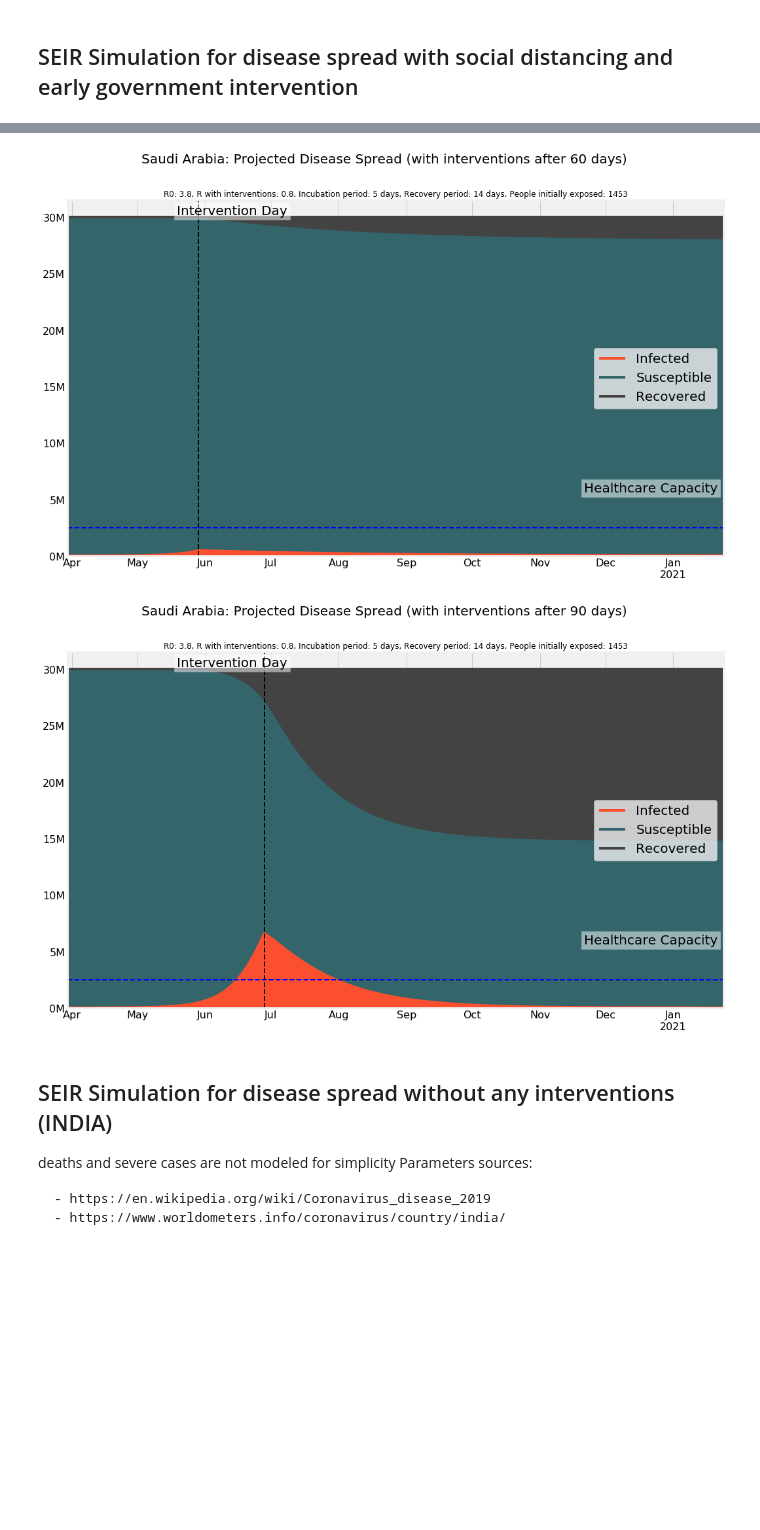
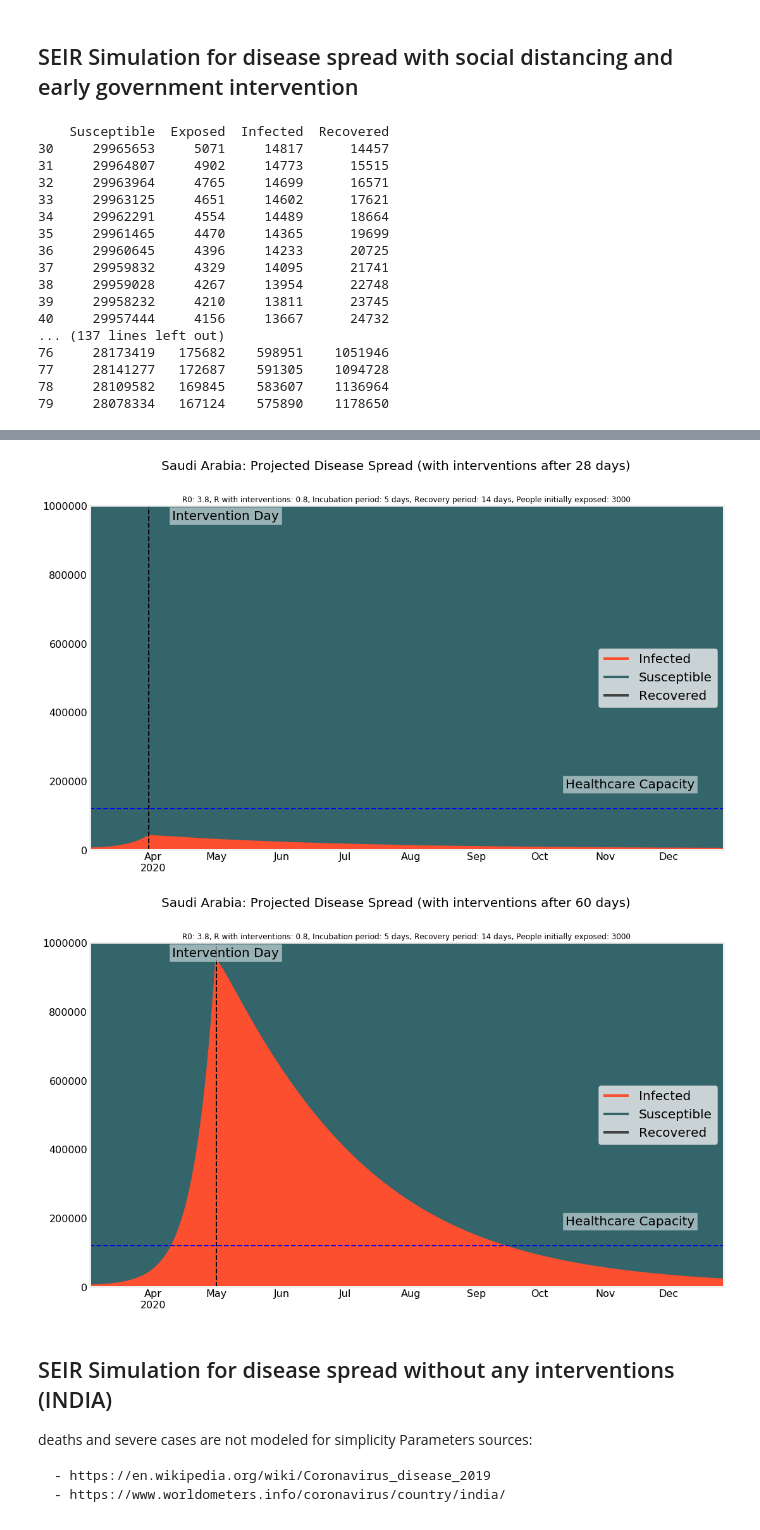
Before and after one commit to Niharika1203/CSE246_FinalProject-1, a Jupyter notebook: CSE246-FinalProject-COVID-19.ipynb, the cells around one changed output, grey strips where cells are left out. Cells and saved outputs as stored; diff of their text form; code cells hidden in the pictures; blank space fills up the shorter version.

Commit message:
clear gov intervention graphs

```diff
--- a/CSE246-FinalProject-COVID-19.ipynb
+++ b/CSE246-FinalProject-COVID-19.ipynb
@@ -294,7 +294,7 @@ def SEIR_model(initial_conditions, model_parameters, days):
 from matplotlib.ticker import FuncFormatter
 
 
-def SEIR_chart(df, suptitle="", title=""):
+def SEIR_chart(df, suptitle="", title="", y_limit = 30000000):
     linecolors = ["#FC4F30", "#34656B", "#434344"]
     ax = df.plot.area(figsize=(16, 10), color=linecolors)
 
@@ -303,8 +303,10 @@ def SEIR_chart(df, suptitle="", title=""):
     plt.title(title, size=12)
     plt.legend(legend_labels, loc="center right", fontsize=20)
 
-    formatter = FuncFormatter(lambda x, pos: "%1.0fM" % (x * 1e-6))
-    ax.yaxis.set_major_formatter(formatter)
+#     formatter = FuncFormatter(lambda x, pos: "%1.0fM" % (x * 1e-6))
+#     ax.yaxis.set_major_formatter(formatter)
+    axes = plt.gca()
+    axes.set_ylim([0,y_limit])
     plt.rcParams.update({"font.size": 16})
 
 def SEIR_chart_extra_annotations(intervention_day, y):
@@ -399,8 +401,8 @@ simulation_duration = 10 * 30  # in days
 population_size = 30e6
 
 # Initial_conditions
-start_date = pd.to_datetime("2020-03-30")
-initial_exposed = 1453 # 1k active cases
+start_date = pd.to_datetime("2020-03-2")
+initial_exposed = 3000 # 1k active cases
 initial_infected = 0
 initial_recovered = 0
 init_vals = (
@@ -448,7 +450,7 @@ SEIR_chart(
 reproduction_number_without_interventions = 3.8  # Number of susceptible people who get exposed/infected by an infected individual.
 reproduction_number_with_interventions = 0.80  # Number of susceptible people who get exposed/infected by an infected individual.
 
-intervention_days = [30, 60, 90]
+intervention_days = [22, 28, 60]
 for intervention_day in intervention_days:
     # Model rates calculations
     beta = (
@@ -463,9 +465,13 @@ for intervention_day in intervention_days:
         model_parameters=(sigma, beta, gamma),
         days=simulation_duration,
     )
+
+
     # Scale outputs by population size
     results_df *= population_size
     results_df = results_df.astype(int)
+
+    print(results_df[30:80])
     # Set date index
     results_df.index = pd.date_range(
         start_date, start_date + pd.Timedelta(days=simulation_duration)
@@ -491,7 +497,25 @@ for intervention_day in intervention_days:
             recovery_period,
             initial_exposed,
         ),
+        1000000
     )
     SEIR_chart_extra_annotations(
-        pd.to_datetime(start_date + pd.Timedelta(days=intervention_day)), 2500000 )
+        pd.to_datetime(start_date + pd.Timedelta(days=intervention_day)), 120000 )
 # %% [output]
+    Susceptible  Exposed  Infected  Recovered
+30     29965653     5071     14817      14457
+31     29964807     4902     14773      15515
+32     29963964     4765     14699      16571
+33     29963125     4651     14602      17621
+34     29962291     4554     14489      18664
+35     29961465     4470     14365      19699
+36     29960645     4396     14233      20725
+37     29959832     4329     14095      21741
+38     29959028     4267     13954      22748
+39     29958232     4210     13811      23745
+40     29957444     4156     13667      24732
+... (137 lines left out)
+76     28173419   175682    598951    1051946
+77     28141277   172687    591305    1094728
+78     28109582   169845    583607    1136964
+79     28078334   167124    575890    1178650
@@ -499,5 +523,5 @@ for intervention_day in intervention_days:
-[figure, old version]
+[figure, new version]
-[figure, old version]
+[figure, new version]
 # %% [markdown]
 ## SEIR Simulation for disease spread without any interventions (INDIA)
 deaths and severe cases are not modeled for simplicity
```
Also changed, not shown: parts of 11 cells of this notebook.
